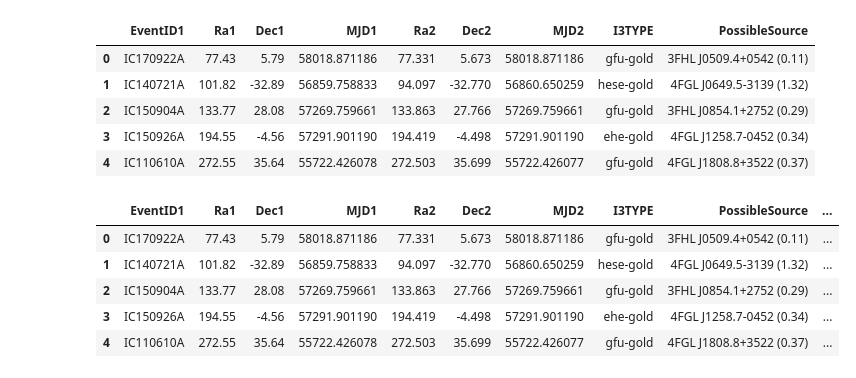
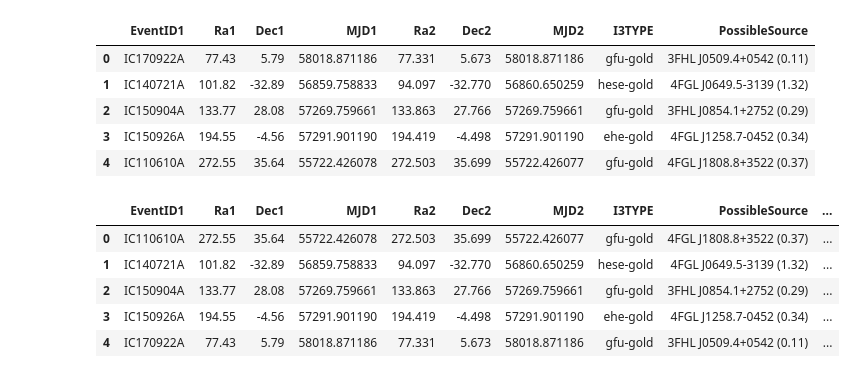
Before and after one commit to tcaba2/Summer-at-MPP, a Jupyter notebook: Crossmatch.ipynb, the cells around one changed output. Saved outputs shown, nothing was run; the diff lists cells and outputs as text; code cells hidden in the pictures.

```diff
--- a/Crossmatch.ipynb
+++ b/Crossmatch.ipynb
@@ -243,7 +243,7 @@ gold_match_events
 # Manually create a list of possible sources
 # For this example, we'll create a dictionary where keys are EventID1 and values are possible sources
 #The distance to the coincident sources is shown in parentheses with each source name
-possible_sources = {
+possible_source = {
     'IC110610A': '4FGL J1808.8+3522 (0.37)',
     'IC110907A': '4FGL J1301.6+0834 (1.06)',
     'IC111216A': 'SWIFT J0225.0+18 (0.46)',
@@ -266,10 +266,9 @@ possible_sources = {
 }
 
 # Create a new column in gold_match_events for possible sources
-gold_match_events['PossibleSource'] = gold_match_events['EventID1'].map(possible_sources)
+gold_match_events['PossibleSource'] = gold_match_events['EventID1'].map(possible_source)
 
 # Display the final table with classification and possible sources
-gold_match_events.drop(columns=['PossibleSources'], inplace=True)
 gold_match_events
 # %% [output]
 |  | EventID1 | Ra1 | Dec1 | MJD1 | Ra2 | Dec2 | MJD2 | I3TYPE | PossibleSource |
@@ -297,7 +296,6 @@ events_with_sources = gold_match_events[gold_match_events['PossibleSource'].notn
 events_with_sources = events_with_sources.reset_index(drop=True)
 
 # Display the final table with classification and possible sources
-events_with_sources.drop(columns=['PossibleSources'], inplace=True)
 events_with_sources
 # %% [output]
 |  | EventID1 | Ra1 | Dec1 | MJD1 | Ra2 | Dec2 | MJD2 | I3TYPE | PossibleSource |
@@ -517,9 +515,6 @@ sorted_combined_df = combined_df.sort_values(by='EventID1', ascending=True)
 sorted_combined_df = sorted_combined_df.reset_index(drop=True)
 
 # Print the resulting DataFrame
-# Drop a column in-place
-sorted_combined_df.drop(columns=['PossibleSources'], inplace=True)
-
 sorted_combined_df
 # %% [output]
 |  | EventID1 | Ra1 | Dec1 | MJD1 | Ra2 | Dec2 | MJD2 | I3TYPE | PossibleSource |
@@ -598,25 +593,29 @@ sources_Rodrigues
 # %%
 # Manually create a list of possible sources
 # For this example, we'll create a dictionary where keys are EventID1 and values are possible sources
 #The distance to the coincident sources is shown in parentheses with each source name
 sources_Ro = {
     'IC170922A': 'TXS 0506+056',
     'IC140721A': '3HSP J064933.6-31392',
     'IC150904A': '3HSP J085410.1+27542',
     'IC150926A': '3HSP J125848.0-04474',
     'IC110610A': '3HSP J180849.7+35204',
     # Add more mappings as necessary
 }
 
 # Create a new column in gold_match_events for possible sources
 sources_Rodrigues['SourceRodrigues'] = sources_Rodrigues['EventID1'].map(sources_Ro)
 
+# Sort the combined DataFrame by EventID1 in alphabetical order
+sources_Rodrigues_sorted = sources_Rodrigues.sort_values(by='EventID1', ascending=True)
+sources_Rodrigues_sorted = sources_Rodrigues_sorted.reset_index(drop=True)
+
 # Display the final table with classification and possible sources
-sources_Rodrigues
+sources_Rodrigues_sorted
 # %% [output]
 |  | EventID1 | Ra1 | Dec1 | MJD1 | Ra2 | Dec2 | MJD2 | I3TYPE | PossibleSource | ... |
-| 0 | IC170922A | 77.43 | 5.79 | 58018.871186 | 77.331 | 5.673 | 58018.871186 | gfu-gold | 3FHL J0509.4+0542 (0.11) | ... |
+| 0 | IC110610A | 272.55 | 35.64 | 55722.426078 | 272.503 | 35.699 | 55722.426077 | gfu-gold | 4FGL J1808.8+3522 (0.37) | ... |
 | 1 | IC140721A | 101.82 | -32.89 | 56859.758833 | 94.097 | -32.770 | 56860.650259 | hese-gold | 4FGL J0649.5-3139 (1.32) | ... |
 | 2 | IC150904A | 133.77 | 28.08 | 57269.759661 | 133.863 | 27.766 | 57269.759661 | gfu-gold | 3FHL J0854.1+2752 (0.29) | ... |
 | 3 | IC150926A | 194.55 | -4.56 | 57291.901190 | 194.419 | -4.498 | 57291.901190 | ehe-gold | 4FGL J1258.7-0452 (0.34) | ... |
-| 4 | IC110610A | 272.55 | 35.64 | 55722.426078 | 272.503 | 35.699 | 55722.426077 | gfu-gold | 4FGL J1808.8+3522 (0.37) | ... |
+| 4 | IC170922A | 77.43 | 5.79 | 58018.871186 | 77.331 | 5.673 | 58018.871186 | gfu-gold | 3FHL J0509.4+0542 (0.11) | ... |
```
